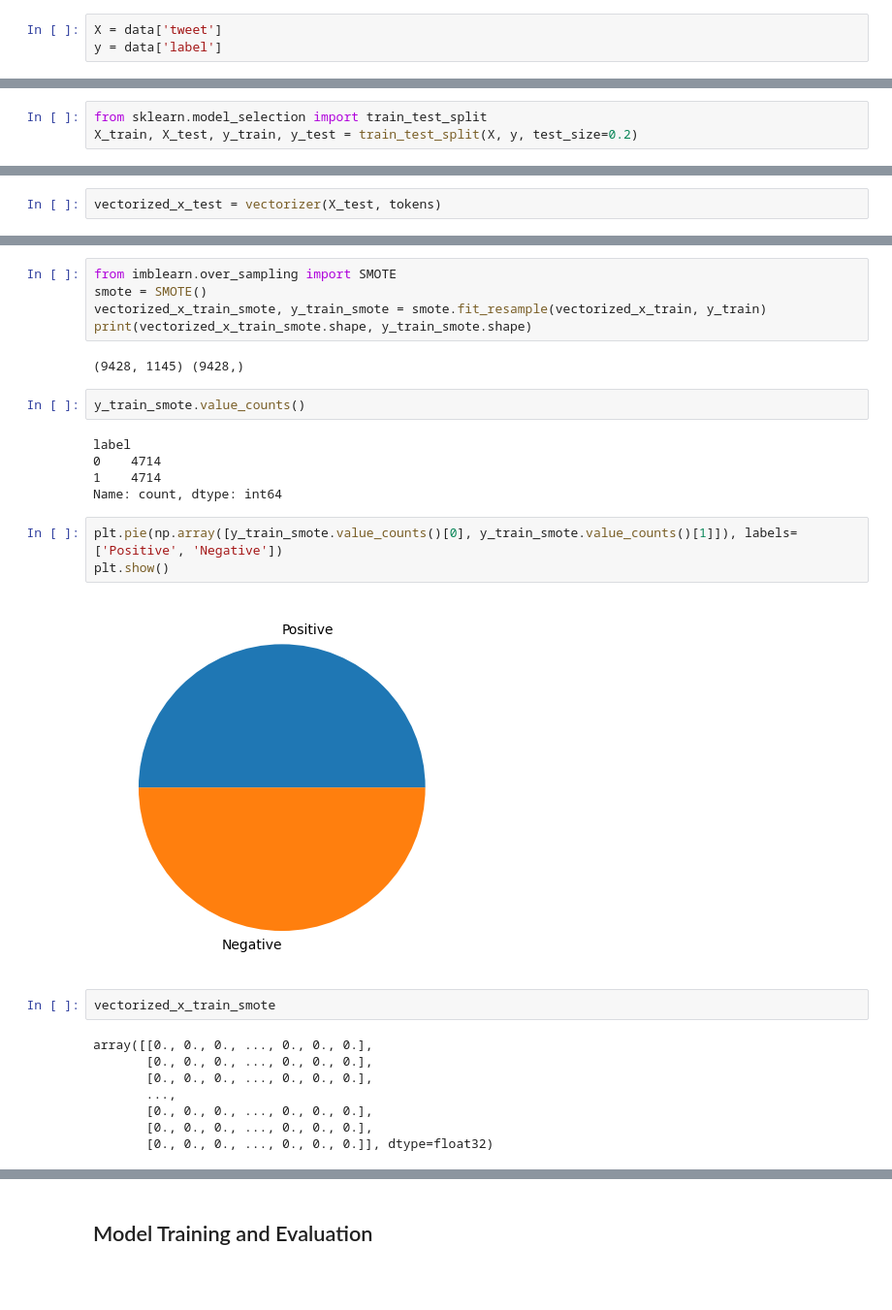
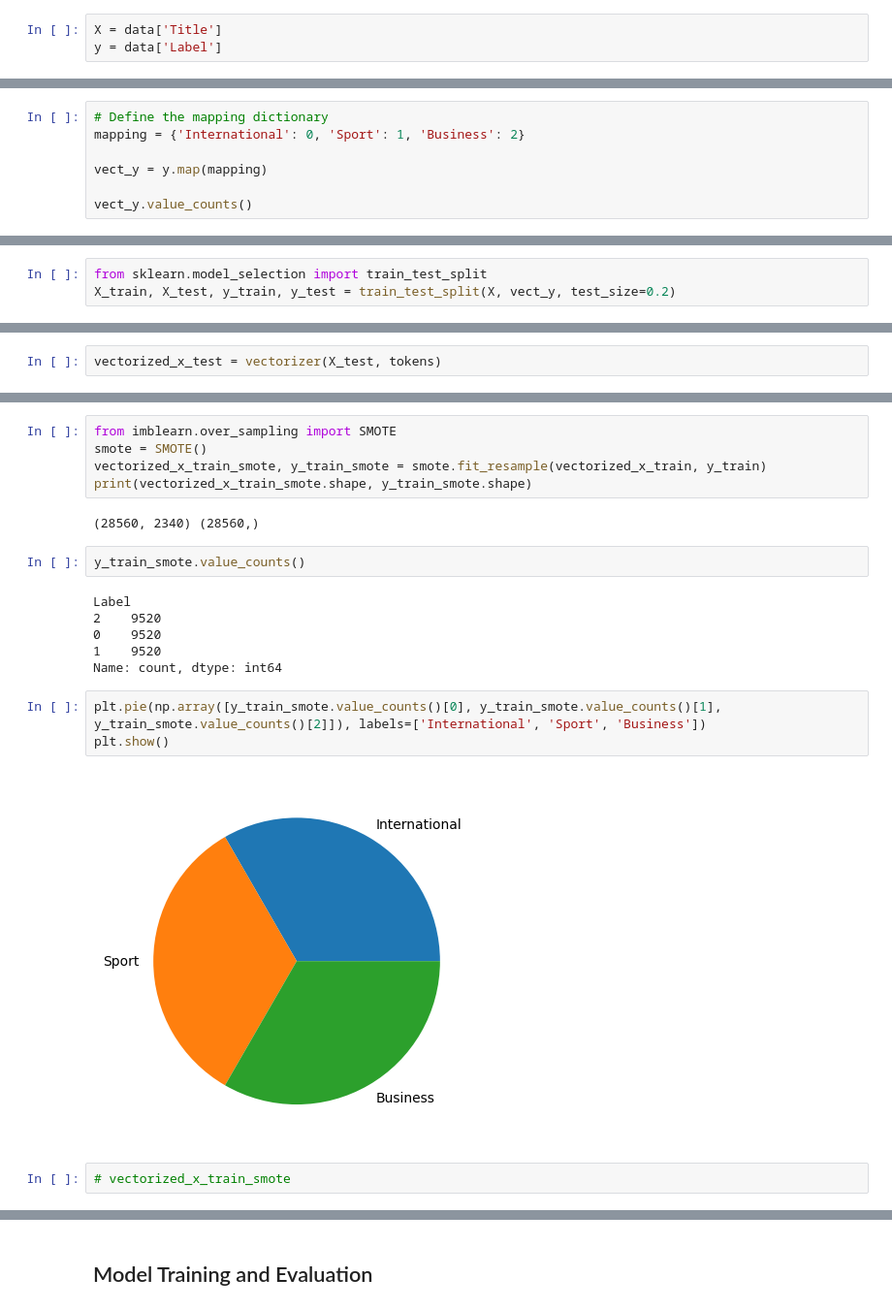
Before and after one commit to cepdnaclk/e18-6sp-Automatically-categorizing-Sinhala-news-items-from-selected-news-sources, a Jupyter notebook: notebooks/02.model_building.ipynb, the cells around one changed output, grey strips where cells are left out. Shown: that part at 97% size. Drawn from its saved outputs; the diff is of its cells as text; blank space fills up the shorter version.

```diff
--- a/notebooks/02.model_building.ipynb
+++ b/notebooks/02.model_building.ipynb
@@ -406,3 +406,3 @@ save_vocabulary(tokens, '../static/model/vocabulary.txt')
 # %%
-X = data['tweet']
-y = data['label']
+X = data['Title']
+y = data['Label']
@@ -408,0 +417,7 @@ y = data['label']
+# %%
+# Define the mapping dictionary
+mapping = {'International': 0, 'Sport': 1, 'Business': 2}
+
+vect_y = y.map(mapping)
+
+vect_y.value_counts()
@@ -422,4 +432,4 @@ Successfully installed scikit-learn-1.2.2 scipy-1.10.1 threadpoolctl-3.1.0
 # %%
 from sklearn.model_selection import train_test_split
-X_train, X_test, y_train, y_test = train_test_split(X, y, test_size=0.2)
+X_train, X_test, y_train, y_test = train_test_split(X, vect_y, test_size=0.2)
 # %%
@@ -571,27 +491,20 @@ smote = SMOTE()
 vectorized_x_train_smote, y_train_smote = smote.fit_resample(vectorized_x_train, y_train)
 print(vectorized_x_train_smote.shape, y_train_smote.shape)
 # %% [output]
-(9428, 1145) (9428,)
+(28560, 2340) (28560,)
 # %%
 y_train_smote.value_counts()
 # %% [output]
-label
-0    4714
-1    4714
+Label
+2    9520
+0    9520
+1    9520
 Name: count, dtype: int64
 # %%
-plt.pie(np.array([y_train_smote.value_counts()[0], y_train_smote.value_counts()[1]]), labels=['Positive', 'Negative'])
+plt.pie(np.array([y_train_smote.value_counts()[0], y_train_smote.value_counts()[1], y_train_smote.value_counts()[2]]), labels=['International', 'Sport', 'Business'])
 plt.show()
 # %% [output]
-[figure, old version]
+[figure, new version]
 # %%
-vectorized_x_train_smote
+# vectorized_x_train_smote
-# %% [output]
-array([[0., 0., 0., ..., 0., 0., 0.],
-       [0., 0., 0., ..., 0., 0., 0.],
-       [0., 0., 0., ..., 0., 0., 0.],
-       ...,
-       [0., 0., 0., ..., 0., 0., 0.],
-       [0., 0., 0., ..., 0., 0., 0.],
-       [0., 0., 0., ..., 0., 0., 0.]], dtype=float32)
 # %%
```
Also changed, not shown: parts of 38 cells of this notebook.
